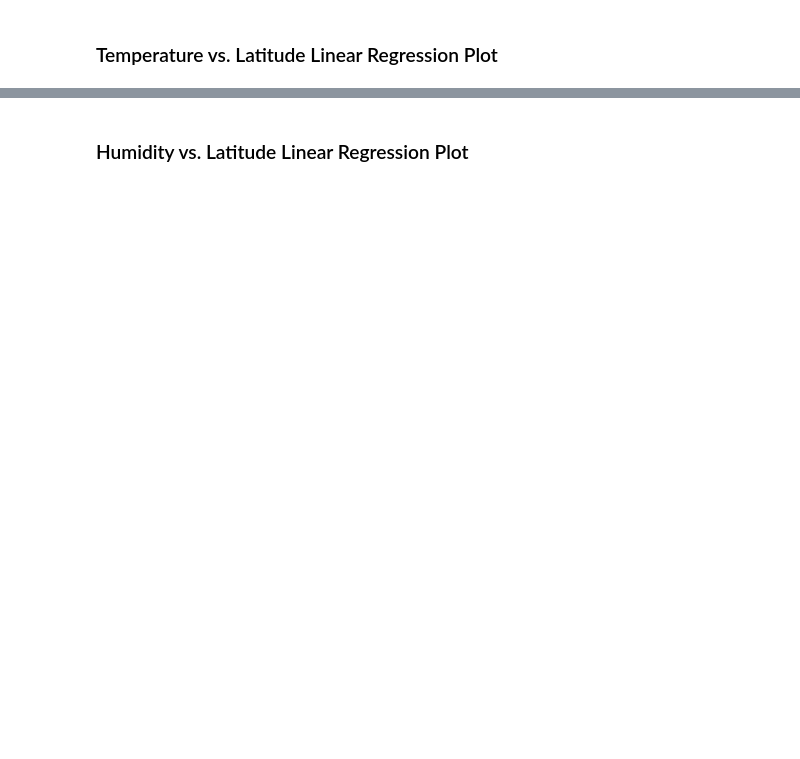
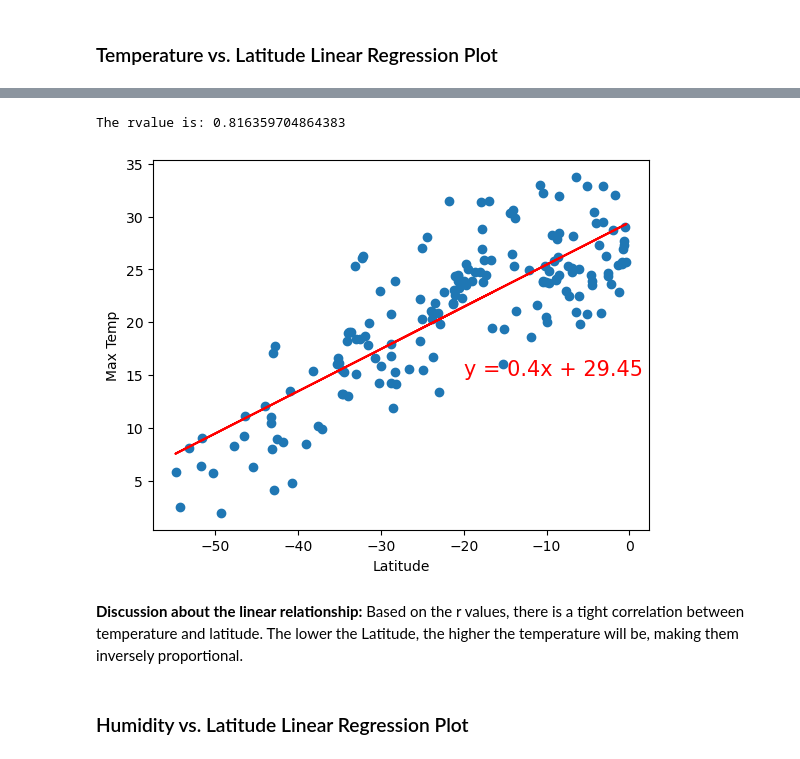
Before and after one commit to salvarenga25/pyhton-api-challenge, a Jupyter notebook: starter_code/WeatherPy.ipynb, the cells around one changed output, grey strips where cells are left out. Saved outputs shown, nothing was run; the diff lists cells and outputs as text; code cells hidden in the pictures; blank space fills up the shorter version.

```diff
--- a/starter_code/WeatherPy.ipynb
+++ b/starter_code/WeatherPy.ipynb
@@ -312,2 +323,16 @@ The r-value is: 0.4121057168607245
+# %%
+# Linear regression on Southern Hemisphere
+xvalues2 = southern_hemi_df2['Lat']
+yvalues2 = southern_hemi_df2['Max Temp']
+ln_eq=line_reg(xvalues2,yvalues2)
+plt.xlabel("Latitude")
+plt.ylabel("Max Temp")
+plt.annotate(ln_eq, (-20,15),fontsize = 15, color="red")
+plt.show()
+# %% [output]
+The rvalue is: 0.816359704864383
+[figure, added]
+# %% [markdown]
+**Discussion about the linear relationship:** Based on the r values, there is a tight correlation between temperature and latitude. The lower the Latitude, the higher the temperature will be, making them inversely proportional.
 # %% [markdown]
 ### Humidity vs. Latitude Linear Regression Plot
```
Also changed, not shown: parts of 28 cells of this notebook, 1 other file.
